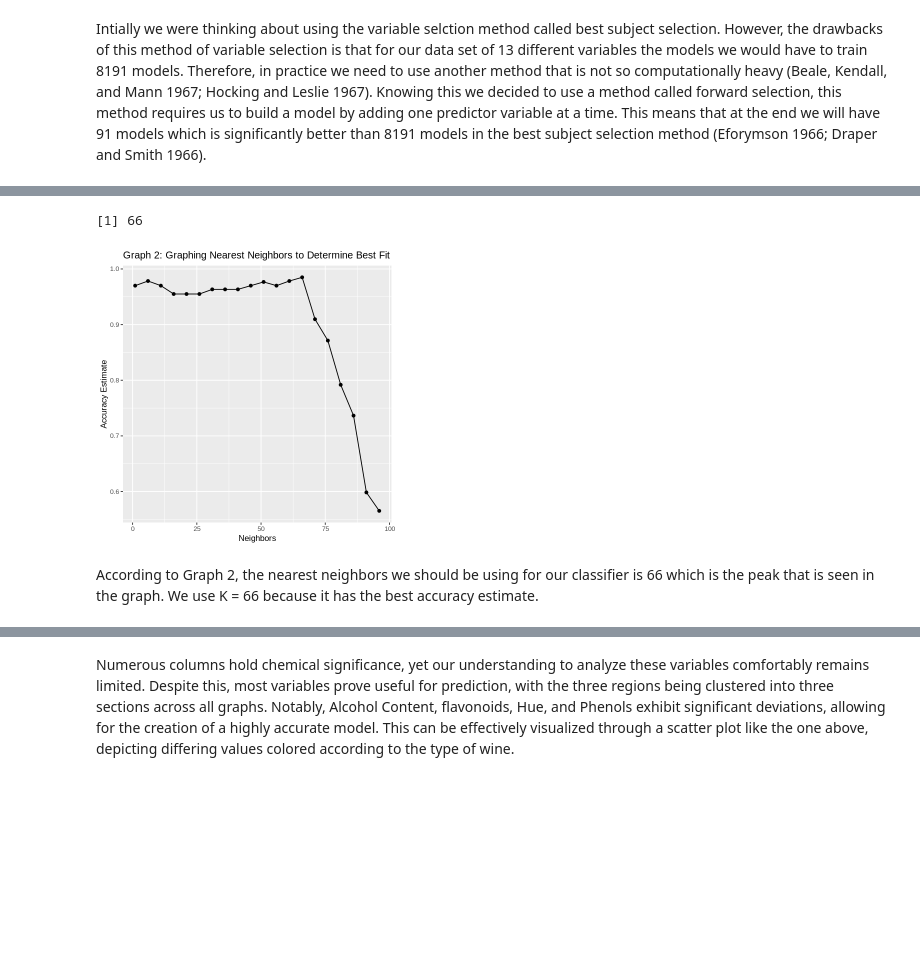
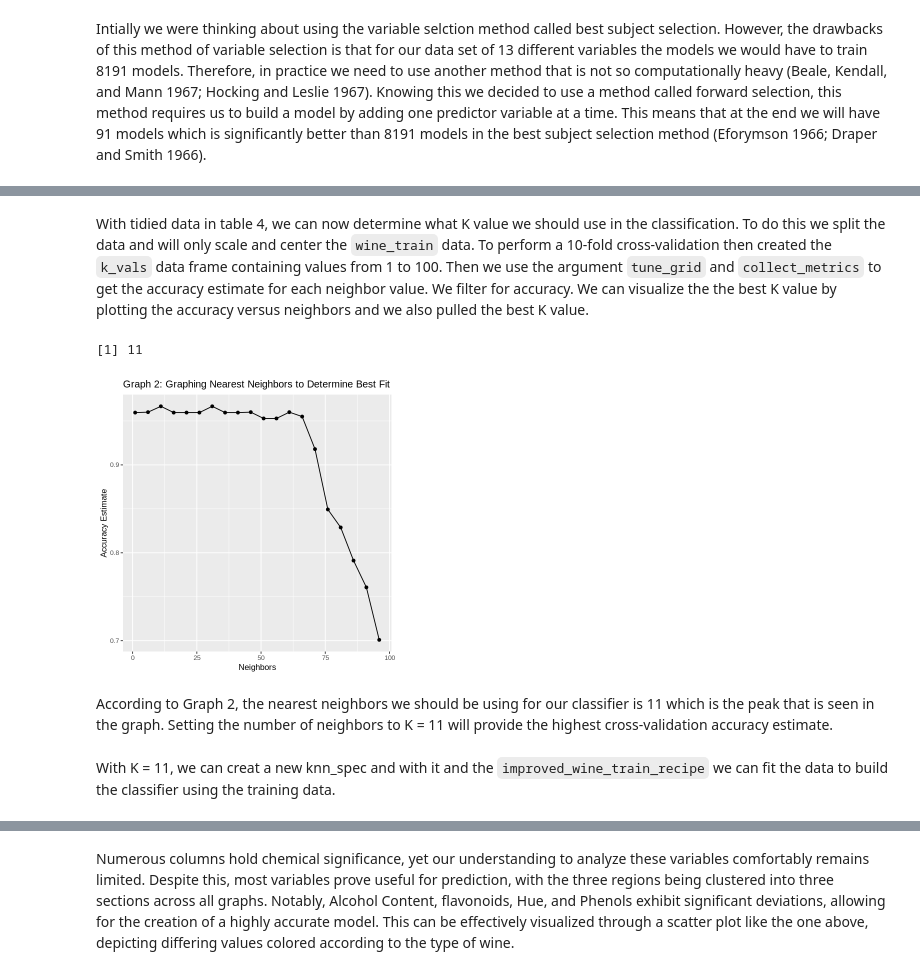
Before and after one commit to HeatherAu/wine_group_project, a Jupyter notebook: group-project.ipynb, the cells around one changed output, grey strips where cells are left out. Saved outputs shown, nothing was run; the diff lists cells and outputs as text; code cells hidden in the pictures; blank space fills up the shorter version.

Commit message:
Created classifier and evaluation

```diff
--- a/group-project.ipynb
+++ b/group-project.ipynb
@@ -232,12 +231,5 @@ Based on table 3, we can see that there are two options one of which has 9 meani
 # %%
-important_wine <- wine_tidy |>
-    select(Wine, Flavanoids, Color.int, Mg, Phenols, Proline, OD, Acl, Alcohol, Hue)
-
-
-improved_wine_split <- initial_split (important_wine, prop = 0.75, strata = Wine)
-wine_train <- training (improved_wine_split)
-wine_test <- testing (improved_wine_split)
-
-improved_wine_train_recipe <- recipe (Wine ~ ., data = wine_train) |>
-    step_scale (all_predictors ()) |>
-    step_center (all_predictors ())
+print("Table 4: Tidied Data")
+improved_wine <- wine_tidy |>
+    select(Wine, Flavanoids, Alcohol, Hue, Proline, Mg)
+improved_wine
@@ -244,46 +248,51 @@ improved_wine_train_recipe <- recipe (Wine ~ ., data = wine_train) |>
+# %% [markdown]
+With tidied data in table 4, we can now determine what K value we should use in the classification. To do this we split the data and will only scale and center the `wine_train` data. To perform a 10-fold cross-validation then created the `k_vals` data frame containing values from 1 to 100. Then we use the argument `tune_grid` and `collect_metrics` to get the accuracy estimate for each neighbor value. We filter for accuracy. We can visualize the the best K value by plotting the accuracy versus neighbors and we also pulled the best K value.
 # %%
-set.seed (1)
-knn_spec <- nearest_neighbor(weight_func = "rectangular",
-                             neighbors = tune()) |>
-  set_engine("kknn") |>
-  set_mode("classification")
-
+set.seed (999)
+improved_wine_split <- initial_split (improved_wine, prop = 0.75, strata = Wine)
+wine_train <- training (improved_wine_split)
+wine_test <- testing (improved_wine_split)
 
 improved_wine_train_recipe <- recipe (Wine ~ ., data = wine_train) |>
     step_scale (all_predictors ()) |>
     step_center (all_predictors ())
 
+knn_spec <- nearest_neighbor(weight_func = "rectangular", neighbors = tune()) |>
+    set_engine("kknn") |>
+    set_mode("classification")
 
 wine_vfold_10 <- vfold_cv(wine_train, v = 10, strata = Wine)
 
 k_vals <- tibble(neighbors = seq(from = 1, to = 100, by = 5))
 
 knn_results <- workflow() |>
   add_recipe(improved_wine_train_recipe) |>
   add_model(knn_spec) |>
   tune_grid(resamples = wine_vfold_10, grid = k_vals) |>
   collect_metrics()
 
 accuracies <- knn_results |>
   filter(.metric == "accuracy")
 
 options (repr.plot.width = 5, repr.plot.height = 5)
 accuracy_vs_k <- ggplot(accuracies, aes(x = neighbors, y = mean)) +
   geom_point() +
   geom_line() +
   ggtitle("Graph 2: Graphing Nearest Neighbors to Determine Best Fit") +
   labs(x = "Neighbors", y = "Accuracy Estimate") +
   theme(text = element_text(size = 10))
 
 accuracy_vs_k
 
 best_k <- accuracies |>
         arrange(desc(mean)) |>
         head(1) |>
         pull(neighbors)
 best_k
 # %% [output]
-[1] 66
+[1] 11
-[figure, old version]
+[figure, new version]
 # %% [markdown]
-According to Graph 2, the nearest neighbors we should be using for our classifier is 66 which is the peak that is seen in the graph. We use K = 66 because it has the best accuracy estimate.
+According to Graph 2, the nearest neighbors we should be using for our classifier is 11 which is the peak that is seen in the graph. Setting the number of neighbors to K = 11 will provide the highest cross-validation accuracy estimate.
+# %% [markdown]
+With K = 11, we can creat a new knn_spec and with it and the `improved_wine_train_recipe` we can fit the data to build the classifier using the training data.
```
Also changed, not shown: parts of 12 cells of this notebook, 1 other file.
